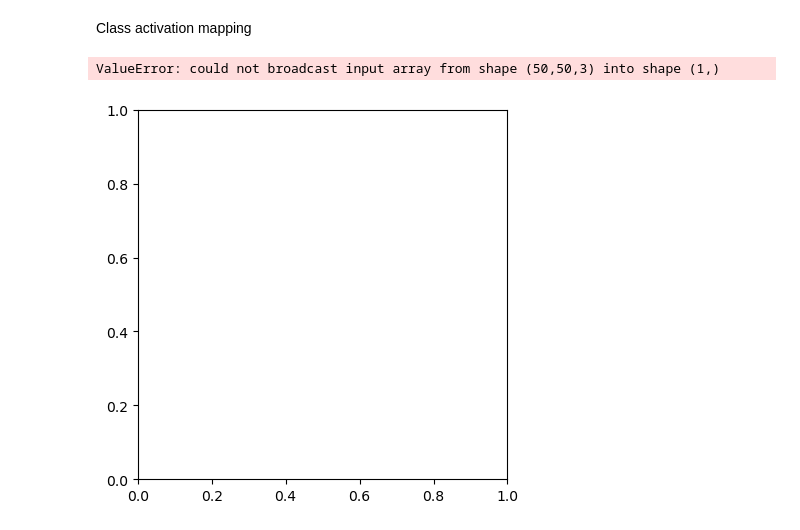
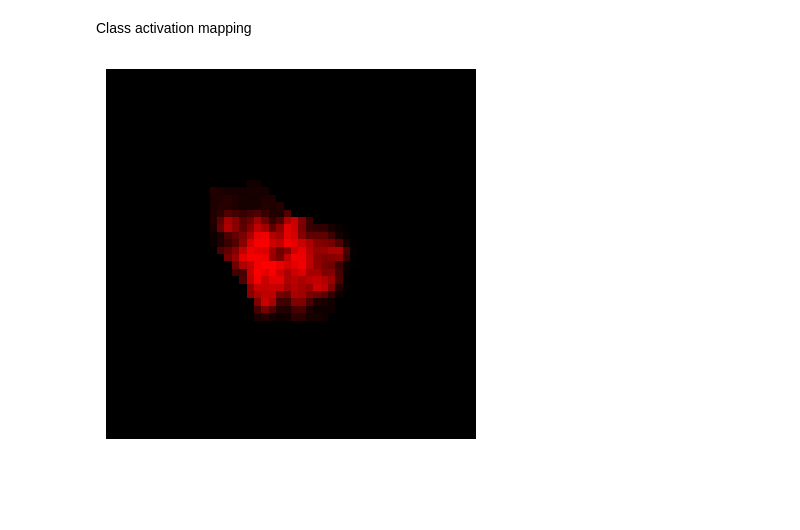
Before and after one commit to ignacio-ms/PyMorph, a Jupyter notebook: notebooks/5.1-cellular_division_base_models.ipynb, the cells around one changed output. Drawn from its saved outputs; the diff is of its cells as text; code cells hidden in the pictures; blank space fills up the shorter version.

```diff
--- a/notebooks/5.1-cellular_division_base_models.ipynb
+++ b/notebooks/5.1-cellular_division_base_models.ipynb
@@ -38,7 +41,7 @@ label_train_dir = v.data_path + 'CellDivision/train.csv'
 label_test_dir = v.data_path + 'CellDivision/test.csv'
 label_val_dir = v.data_path + 'CellDivision/val.csv'
 
-INPUT_SHAPE = (50, 50, 3)
+INPUT_SHAPE = (100, 100, 3)
 BATCH_SIZE = 32
 # %% [markdown]
 Dataset (Generators)
@@ -232,13 +251,11 @@ Class activation mapping
 # %%
-test_generator = CellDataset(
-    img_dir,
-    label_test_dir,
-    batch_size=1,
-    resize=INPUT_SHAPE[:2]
-)
+img_idx = 114
+test_img_tf = test_generator[img_idx][0]
+test_img = test_img_tf.numpy().astype(np.float32)
+test_img = test_img.reshape(INPUT_SHAPE)
+test_img = cv2.cvtColor(test_img, cv2.COLOR_BGR2RGB)
 
-test_img = test_generator[0]
-plt.imshow(test_img)
+plt.imshow(test_img); plt.axis('off')
+plt.show()
 # %% [output]
-ValueError: could not broadcast input array from shape (50,50,3) into shape (1,)
-[figure, old version]
+[figure, new version]
```
Also changed, not shown: parts of 13 cells of this notebook, 4 other files.
